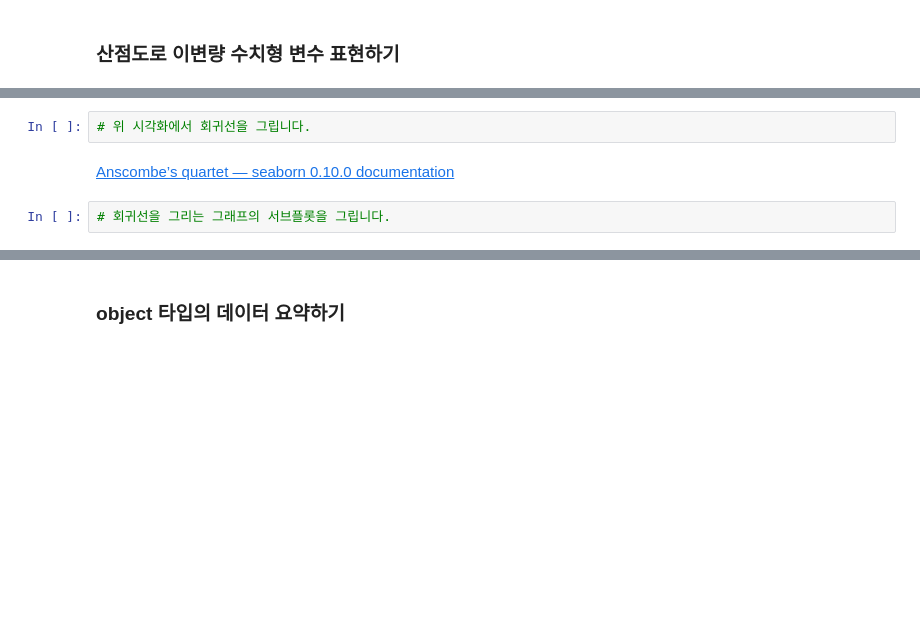
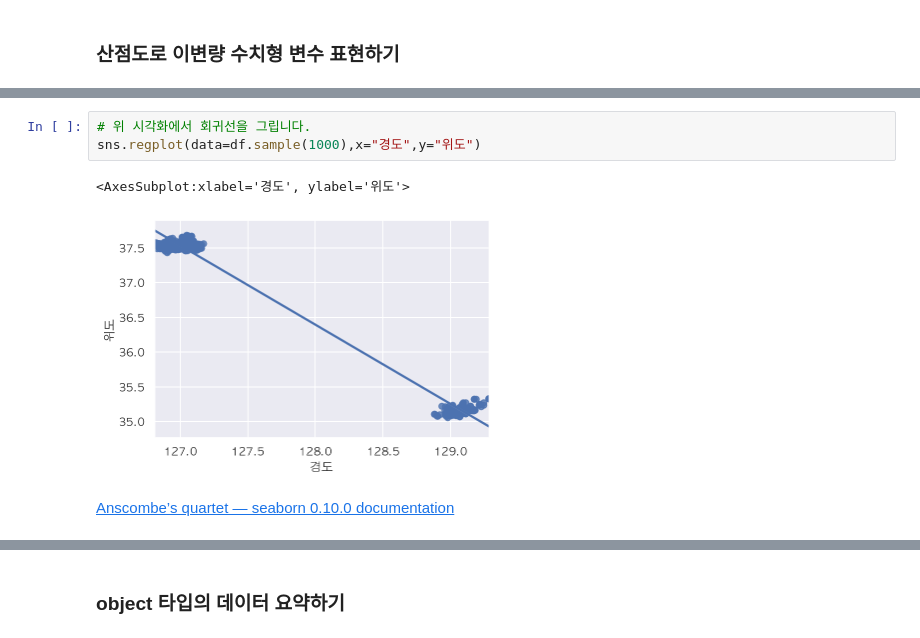
Before and after one commit to LEESANGNAM/pandas, a Jupyter notebook: open-data-analysis-basic-master/02-store-eda-input.ipynb, the cells around one changed output, grey strips where cells are left out. Drawn from its saved outputs; the diff is of its cells as text; blank space fills up the shorter version.

```diff
--- a/open-data-analysis-basic-master/02-store-eda-input.ipynb
+++ b/open-data-analysis-basic-master/02-store-eda-input.ipynb
@@ -661,6 +669,8 @@ sns.distplot(df["위도"])
 # %%
 # 위 시각화에서 회귀선을 그립니다.
+sns.regplot(data=df.sample(1000),x="경도",y="위도")
+# %% [output]
+<AxesSubplot:xlabel='경도', ylabel='위도'>
+[figure, added]
 # %% [markdown]
 [Anscombe’s quartet — seaborn 0.10.0 documentation](https://seaborn.pydata.org/examples/anscombes_quartet.html)
-# %%
-# 회귀선을 그리는 그래프의 서브플롯을 그립니다.
```
Also changed, not shown: parts of 10 cells of this notebook.
